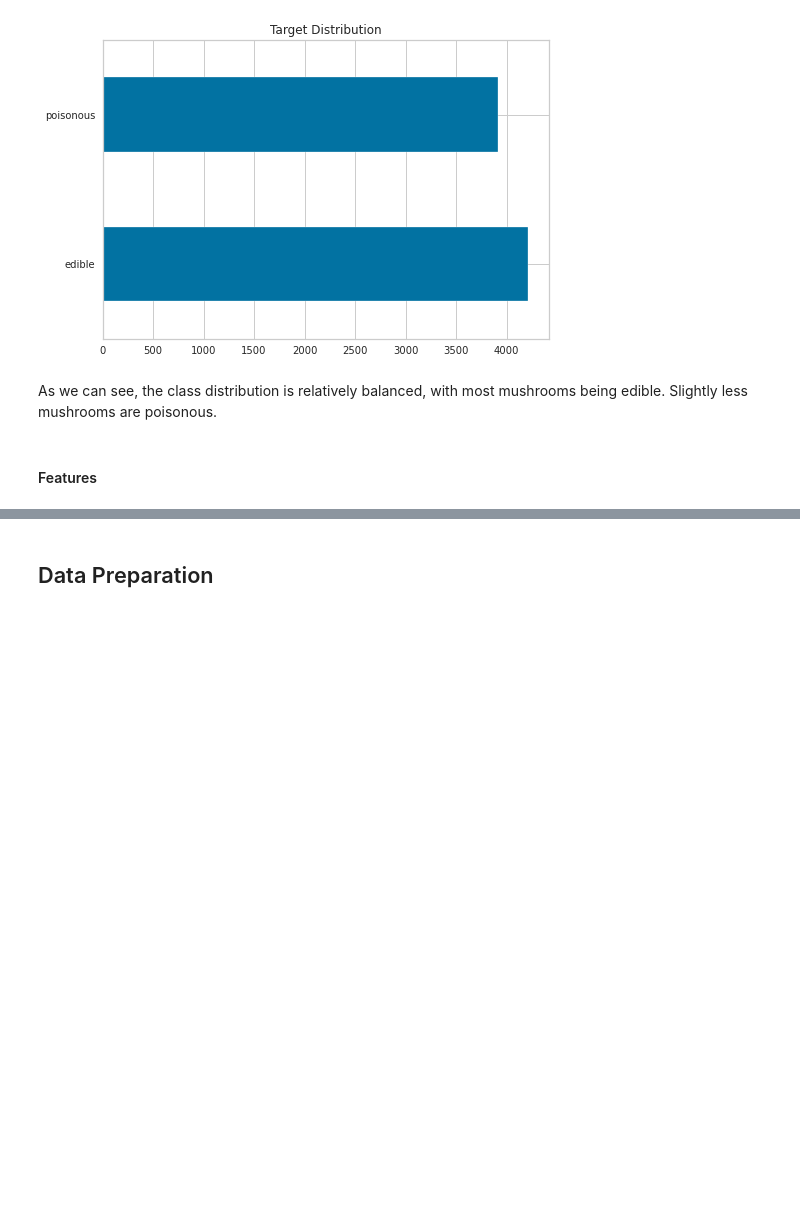
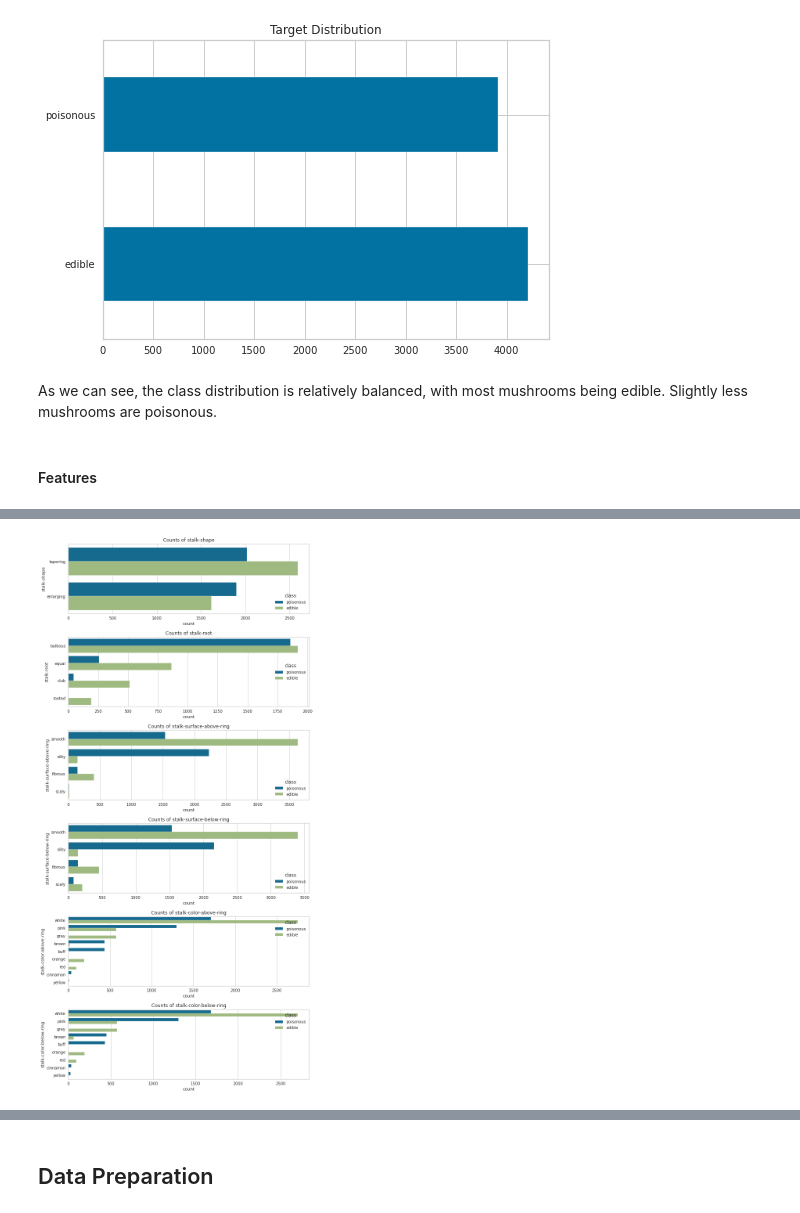
Before and after one commit to Tien-Cheng/AI-and-Machine-Learning--ST1511-, a Jupyter notebook: Assignment 1/classification/mushroom.ipynb, the cells around one changed output, grey strips where cells are left out. Saved outputs shown, nothing was run; the diff lists cells and outputs as text; code cells hidden in the pictures; blank space fills up the shorter version.

```diff
--- a/Assignment 1/classification/mushroom.ipynb
+++ b/Assignment 1/classification/mushroom.ipynb
@@ -247,0 +329,9 @@ fig.show()
+# %%
+stalk_features = ['stalk-shape', 'stalk-root', 'stalk-surface-above-ring',
+       'stalk-surface-below-ring', 'stalk-color-above-ring',
+       'stalk-color-below-ring']
+fig = cat_plot(mush_eda, stalk_features, "class")
+
+fig.show()
+# %% [output]
+[figure, added]
```
Also changed, not shown: parts of 82 cells of this notebook, 6 other files.
